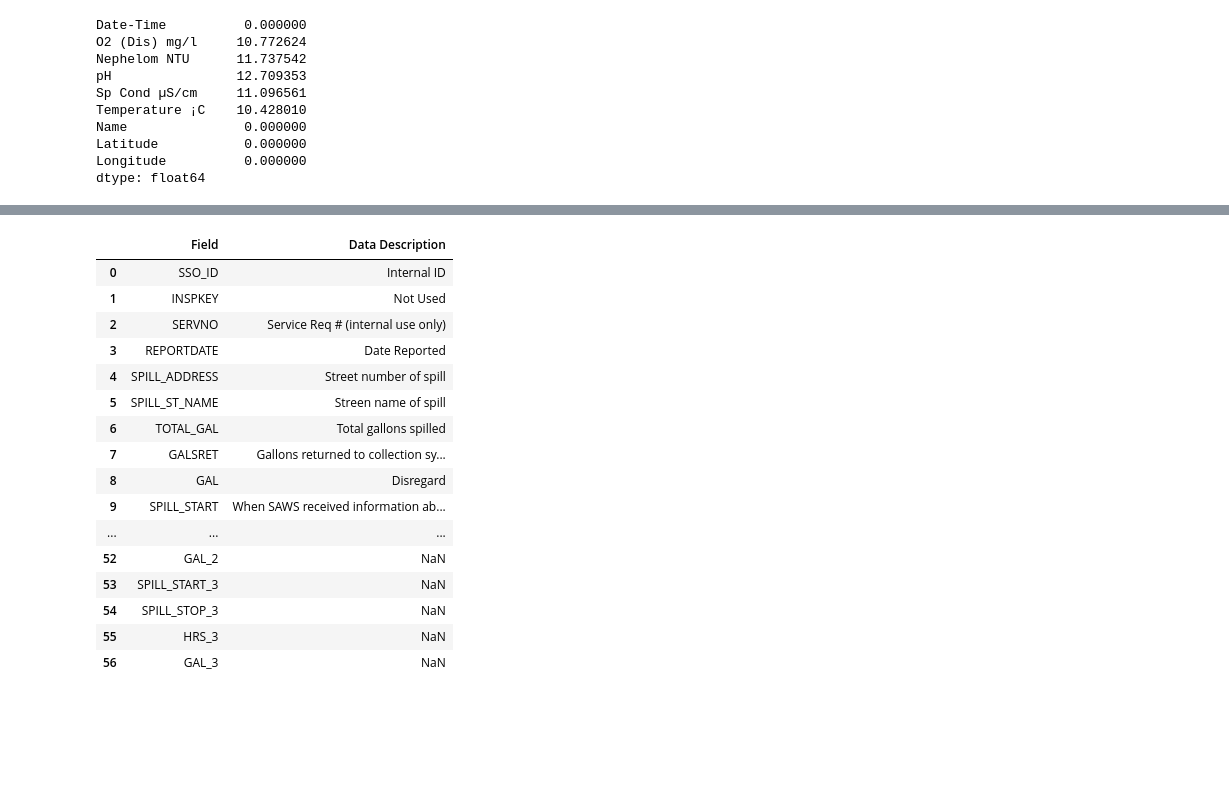
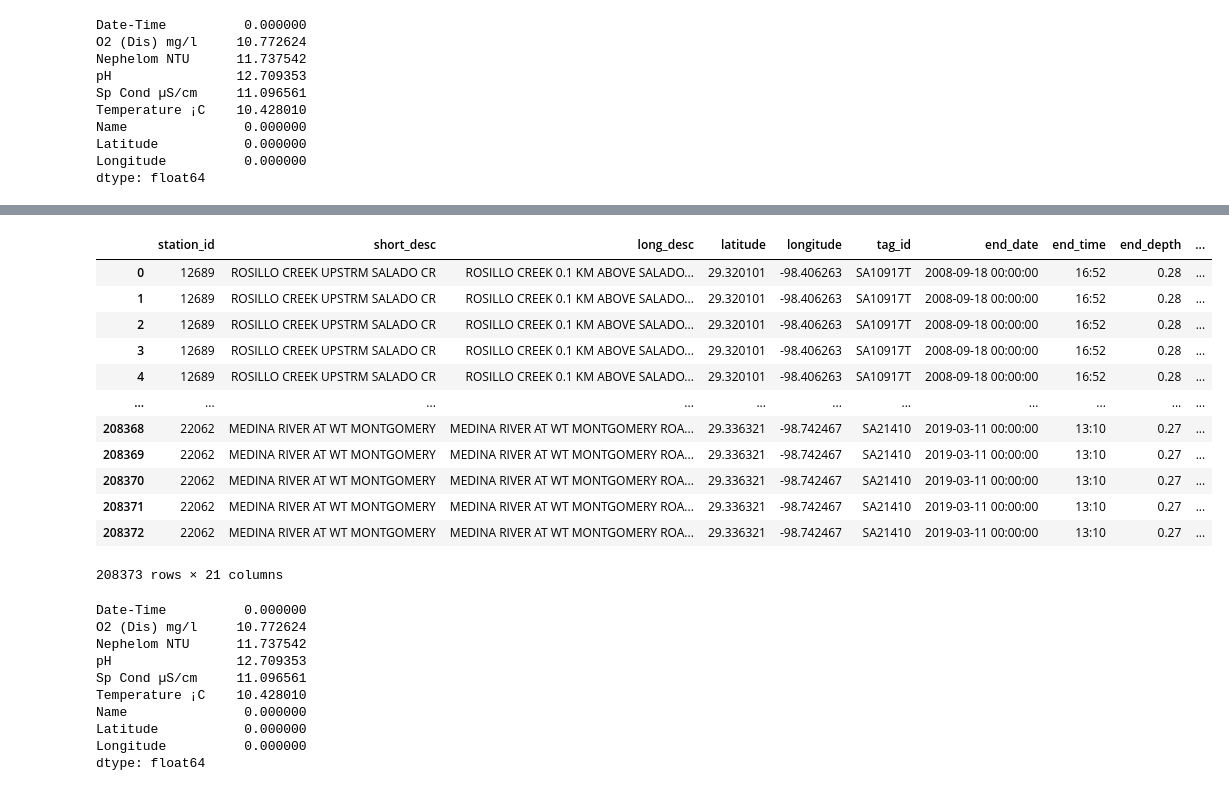
Before and after one commit to we-came-we-SAWS-we-conquered/saws-capstone-project, a Jupyter notebook: jeremy-repo/water_quality_data.ipynb, the cells around one changed output, grey strips where cells are left out. Cells and saved outputs as stored; diff of their text form; code cells hidden in the pictures; blank space fills up the shorter version.

Commit message:
add analysis to SARA & EAA data

```diff
--- a/jeremy-repo/water_quality_data.ipynb
+++ b/jeremy-repo/water_quality_data.ipynb
@@ -1,9 +1,14 @@
 # %%
 import pandas as pd
 import numpy as np
+
+import matplotlib.pyplot as plt
+import seaborn as sns
+
+pd.set_option('display.max_columns', None)
 # %%
 eaa = pd.read_csv("EAA.csv")
-sara = pd.read_csv("sara_water_quality_data_Bexar.csv")
+sara = pd.read_csv("BexarWaterQualityData.csv")
 # %%
 eaa.info()
 # %% [output]
@@ -83,26 +95,31 @@ pd.read_excel(url_data_dict_311, header=2)
-# %%
-
-pd.set_option('max_colwidth', 500)
-url_data_dict = '''https://storage.googleapis.com/sa_saws_data/\
-SAWS_SSO_DataFieldDescription_MM.xlsx'''
-sso = pd.read_excel(url_data_dict)
-# %%
-sso
-# %% [output]
-|  | Field | Data Description |
-| 0 | SSO_ID | Internal ID |
-| 1 | INSPKEY | Not Used |
-| 2 | SERVNO | Service Req # (internal use only) |
-| 3 | REPORTDATE | Date Reported |
-| 4 | SPILL_ADDRESS | Street number of spill |
-| 5 | SPILL_ST_NAME | Streen name of spill |
-| 6 | TOTAL_GAL | Total gallons spilled |
-| 7 | GALSRET | Gallons returned to collection sy... |
-| 8 | GAL | Disregard |
-| 9 | SPILL_START | When SAWS received information ab... |
-| ... | ... | ... |
-| 52 | GAL_2 | NaN |
-| 53 | SPILL_START_3 | NaN |
-| 54 | SPILL_STOP_3 | NaN |
-| 55 | HRS_3 | NaN |
-| 56 | GAL_3 | NaN |
+# %%
+sara = sara.drop(columns=['max_value', 'min_value'])
+# %%
+sara
+# %% [output]
+|  | station_id | short_desc | long_desc | latitude | longitude | tag_id | end_date | end_time | end_depth | ... |
+| 0 | 12689 | ROSILLO CREEK UPSTRM SALADO CR | ROSILLO CREEK 0.1 KM ABOVE SALADO... | 29.320101 | -98.406263 | SA10917T | 2008-09-18 00:00:00 | 16:52 | 0.28 | ... |
+| 1 | 12689 | ROSILLO CREEK UPSTRM SALADO CR | ROSILLO CREEK 0.1 KM ABOVE SALADO... | 29.320101 | -98.406263 | SA10917T | 2008-09-18 00:00:00 | 16:52 | 0.28 | ... |
+| 2 | 12689 | ROSILLO CREEK UPSTRM SALADO CR | ROSILLO CREEK 0.1 KM ABOVE SALADO... | 29.320101 | -98.406263 | SA10917T | 2008-09-18 00:00:00 | 16:52 | 0.28 | ... |
+| 3 | 12689 | ROSILLO CREEK UPSTRM SALADO CR | ROSILLO CREEK 0.1 KM ABOVE SALADO... | 29.320101 | -98.406263 | SA10917T | 2008-09-18 00:00:00 | 16:52 | 0.28 | ... |
+| 4 | 12689 | ROSILLO CREEK UPSTRM SALADO CR | ROSILLO CREEK 0.1 KM ABOVE SALADO... | 29.320101 | -98.406263 | SA10917T | 2008-09-18 00:00:00 | 16:52 | 0.28 | ... |
+| ... | ... | ... | ... | ... | ... | ... | ... | ... | ... | ... |
+| 208368 | 22062 | MEDINA RIVER AT WT MONTGOMERY | MEDINA RIVER AT WT MONTGOMERY ROA... | 29.336321 | -98.742467 | SA21410 | 2019-03-11 00:00:00 | 13:10 | 0.27 | ... |
+| 208369 | 22062 | MEDINA RIVER AT WT MONTGOMERY | MEDINA RIVER AT WT MONTGOMERY ROA... | 29.336321 | -98.742467 | SA21410 | 2019-03-11 00:00:00 | 13:10 | 0.27 | ... |
+| 208370 | 22062 | MEDINA RIVER AT WT MONTGOMERY | MEDINA RIVER AT WT MONTGOMERY ROA... | 29.336321 | -98.742467 | SA21410 | 2019-03-11 00:00:00 | 13:10 | 0.27 | ... |
+| 208371 | 22062 | MEDINA RIVER AT WT MONTGOMERY | MEDINA RIVER AT WT MONTGOMERY ROA... | 29.336321 | -98.742467 | SA21410 | 2019-03-11 00:00:00 | 13:10 | 0.27 | ... |
+| 208372 | 22062 | MEDINA RIVER AT WT MONTGOMERY | MEDINA RIVER AT WT MONTGOMERY ROA... | 29.336321 | -98.742467 | SA21410 | 2019-03-11 00:00:00 | 13:10 | 0.27 | ... |
+208373 rows × 21 columns
+# %%
+eaa.isna().sum() / len(eaa) * 100
+# %% [output]
+Date-Time          0.000000
+O2 (Dis) mg/l     10.772624
+Nephelom NTU      11.737542
+pH                12.709353
+Sp Cond µS/cm     11.096561
+Temperature ¡C    10.428010
+Name               0.000000
+Latitude           0.000000
+Longitude          0.000000
+dtype: float64
```
Also changed, not shown: parts of 22 cells of this notebook.
